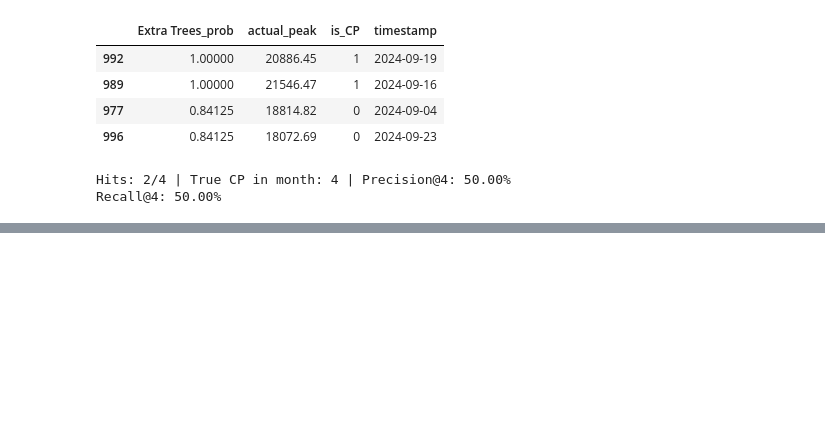
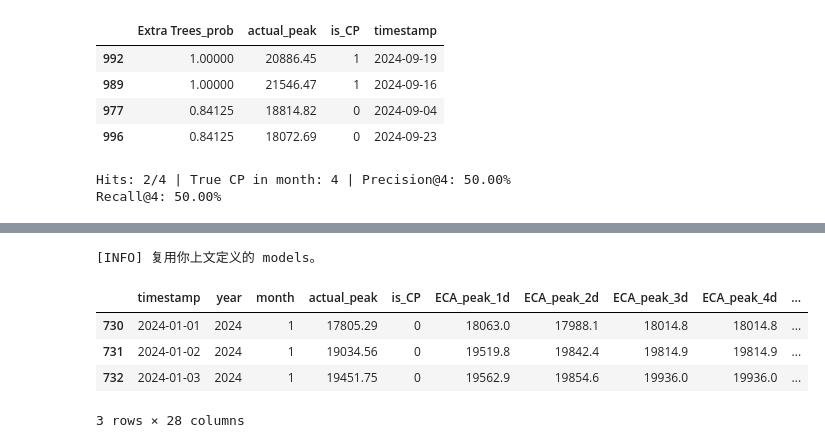
Before and after one commit to EmiyaKatuz/Probabilistic-Algorithm-for-5CP, a Jupyter notebook: cp_evaluation.ipynb, the cells around one changed output, grey strips where cells are left out. Saved outputs shown, nothing was run; the diff lists cells and outputs as text; code cells hidden in the pictures; blank space fills up the shorter version.

```diff
--- a/cp_evaluation.ipynb
+++ b/cp_evaluation.ipynb
@@ -1960,0 +1217,42 @@ RuntimeError: 测试集缺少目标列: is_peak_hour
+# %%
+from sklearn.linear_model import LogisticRegression
+
+if 'models' not in globals() or not isinstance(models, dict) or len(models)==0:
+    models = {
+        'logreg_liblinear': LogisticRegression(C=1.0, solver='liblinear', max_iter=1000, random_state=42)
+    }
+    print("[INFO] 'models' 未在上文定义，使用最小基线 LogisticRegression。")
+else:
+    print("[INFO] 复用你上文定义的 models。")
+
+fitted_models = {}
+for name, mdl in models.items():
+    try:
+        mdl.fit(X_train, y_train)
+        fitted_models[name] = mdl
+    except Exception as e:
+        print(f"[WARN] 模型 {name} 拟合失败：{e}")
+
+# 生成概率列至 test_df
+from sklearn.preprocessing import MinMaxScaler
+for name, mdl in fitted_models.items():
+    try:
+        if hasattr(mdl, 'predict_proba'):
+            prob = mdl.predict_proba(X_test)[:,1]
+        elif hasattr(mdl, 'decision_function'):
+            scores = mdl.decision_function(X_test)
+            prob = MinMaxScaler().fit_transform(scores.reshape(-1,1)).ravel()
+        else:
+            prob = np.full(len(X_test), 0.5, dtype=float)
+        test_df[f"{name}_prob"] = prob
+    except Exception as e:
+        print(f"[WARN] 概率写入失败 {name}: {e}")
+
+test_df.head(3)
+# %% [output]
+[INFO] 复用你上文定义的 models。
+|  | timestamp | year | month | actual_peak | is_CP | ECA_peak_1d | ECA_peak_2d | ECA_peak_3d | ECA_peak_4d | ... |
+| 730 | 2024-01-01 | 2024 | 1 | 17805.29 | 0 | 18063.0 | 17988.1 | 18014.8 | 18014.8 | ... |
+| 731 | 2024-01-02 | 2024 | 1 | 19034.56 | 0 | 19519.8 | 19842.4 | 19814.9 | 19814.9 | ... |
+| 732 | 2024-01-03 | 2024 | 1 | 19451.75 | 0 | 19562.9 | 19854.6 | 19936.0 | 19936.0 | ... |
+3 rows × 28 columns
```
Also changed, not shown: parts of 23 cells of this notebook, 3 other files.
